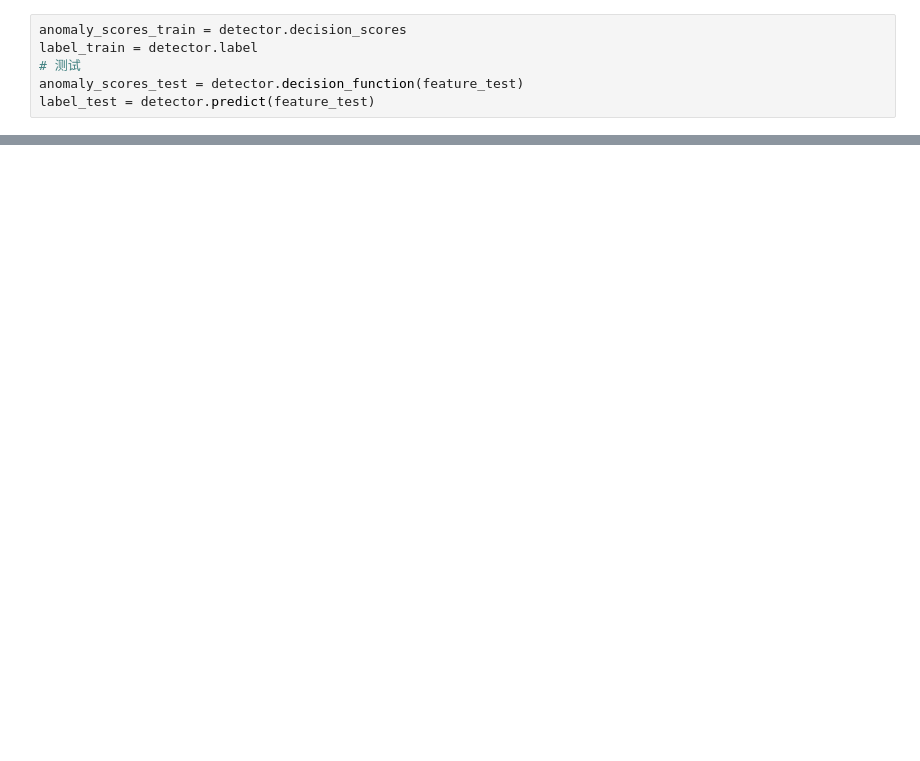
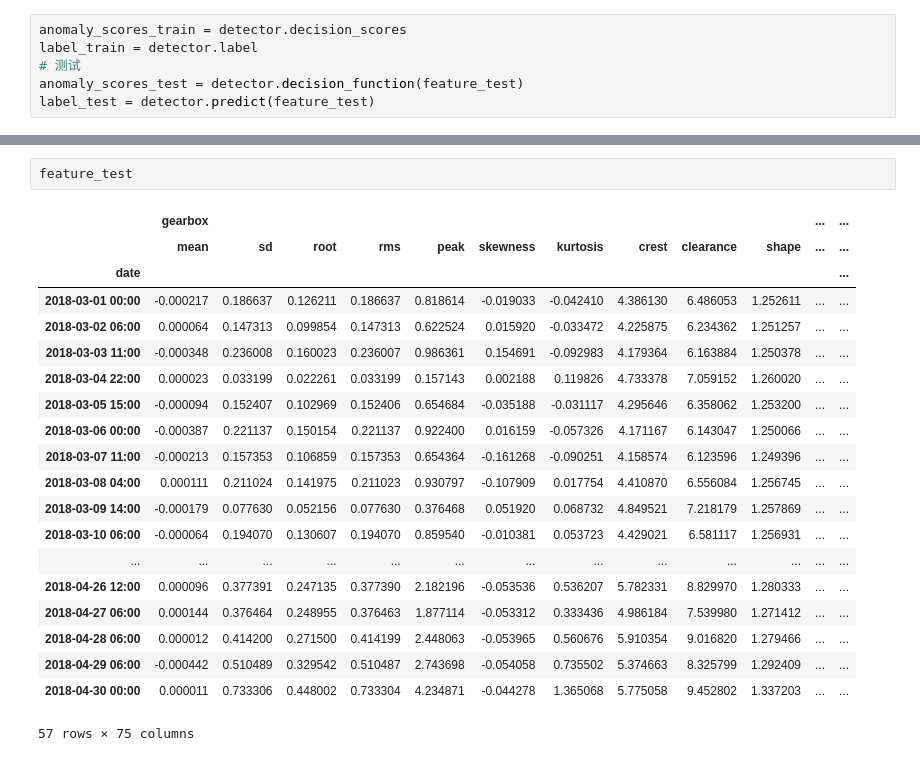
Before and after one commit to AiZhanghan/gearbox-fault-detection, a Jupyter notebook: code/train/san_tang_hu/毕业论文33.ipynb, the cells around one changed output, grey strips where cells are left out. Drawn from its saved outputs; the diff is of its cells as text; blank space fills up the shorter version.

```diff
--- a/code/train/san_tang_hu/毕业论文33.ipynb
+++ b/code/train/san_tang_hu/毕业论文33.ipynb
@@ -110,0 +189,23 @@ temp = ax[1]
+# %%
+feature_test
+# %% [output]
+|  | gearbox |  |  |  |  |  |  |  |  |  | ... | ... |
+|  | mean | sd | root | rms | peak | skewness | kurtosis | crest | clearance | shape | ... | ... |
+| date |  |  |  |  |  |  |  |  |  |  |  | ... |
+| 2018-03-01 00:00 | -0.000217 | 0.186637 | 0.126211 | 0.186637 | 0.818614 | -0.019033 | -0.042410 | 4.386130 | 6.486053 | 1.252611 | ... | ... |
+| 2018-03-02 06:00 | 0.000064 | 0.147313 | 0.099854 | 0.147313 | 0.622524 | 0.015920 | -0.033472 | 4.225875 | 6.234362 | 1.251257 | ... | ... |
+| 2018-03-03 11:00 | -0.000348 | 0.236008 | 0.160023 | 0.236007 | 0.986361 | 0.154691 | -0.092983 | 4.179364 | 6.163884 | 1.250378 | ... | ... |
+| 2018-03-04 22:00 | 0.000023 | 0.033199 | 0.022261 | 0.033199 | 0.157143 | 0.002188 | 0.119826 | 4.733378 | 7.059152 | 1.260020 | ... | ... |
+| 2018-03-05 15:00 | -0.000094 | 0.152407 | 0.102969 | 0.152406 | 0.654684 | -0.035188 | -0.031117 | 4.295646 | 6.358062 | 1.253200 | ... | ... |
+| 2018-03-06 00:00 | -0.000387 | 0.221137 | 0.150154 | 0.221137 | 0.922400 | 0.016159 | -0.057326 | 4.171167 | 6.143047 | 1.250066 | ... | ... |
+| 2018-03-07 11:00 | -0.000213 | 0.157353 | 0.106859 | 0.157353 | 0.654364 | -0.161268 | -0.090251 | 4.158574 | 6.123596 | 1.249396 | ... | ... |
+| 2018-03-08 04:00 | 0.000111 | 0.211024 | 0.141975 | 0.211023 | 0.930797 | -0.107909 | 0.017754 | 4.410870 | 6.556084 | 1.256745 | ... | ... |
+| 2018-03-09 14:00 | -0.000179 | 0.077630 | 0.052156 | 0.077630 | 0.376468 | 0.051920 | 0.068732 | 4.849521 | 7.218179 | 1.257869 | ... | ... |
+| 2018-03-10 06:00 | -0.000064 | 0.194070 | 0.130607 | 0.194070 | 0.859540 | -0.010381 | 0.053723 | 4.429021 | 6.581117 | 1.256931 | ... | ... |
+| ... | ... | ... | ... | ... | ... | ... | ... | ... | ... | ... | ... | ... |
+| 2018-04-26 12:00 | 0.000096 | 0.377391 | 0.247135 | 0.377390 | 2.182196 | -0.053536 | 0.536207 | 5.782331 | 8.829970 | 1.280333 | ... | ... |
+| 2018-04-27 06:00 | 0.000144 | 0.376464 | 0.248955 | 0.376463 | 1.877114 | -0.053312 | 0.333436 | 4.986184 | 7.539980 | 1.271412 | ... | ... |
+| 2018-04-28 06:00 | 0.000012 | 0.414200 | 0.271500 | 0.414199 | 2.448063 | -0.053965 | 0.560676 | 5.910354 | 9.016820 | 1.279466 | ... | ... |
+| 2018-04-29 06:00 | -0.000442 | 0.510489 | 0.329542 | 0.510487 | 2.743698 | -0.054058 | 0.735502 | 5.374663 | 8.325799 | 1.292409 | ... | ... |
+| 2018-04-30 00:00 | 0.000011 | 0.733306 | 0.448002 | 0.733304 | 4.234871 | -0.044278 | 1.365068 | 5.775058 | 9.452802 | 1.337203 | ... | ... |
+57 rows × 75 columns
```
Also changed, not shown: parts of 10 cells of this notebook, 7 other files.
